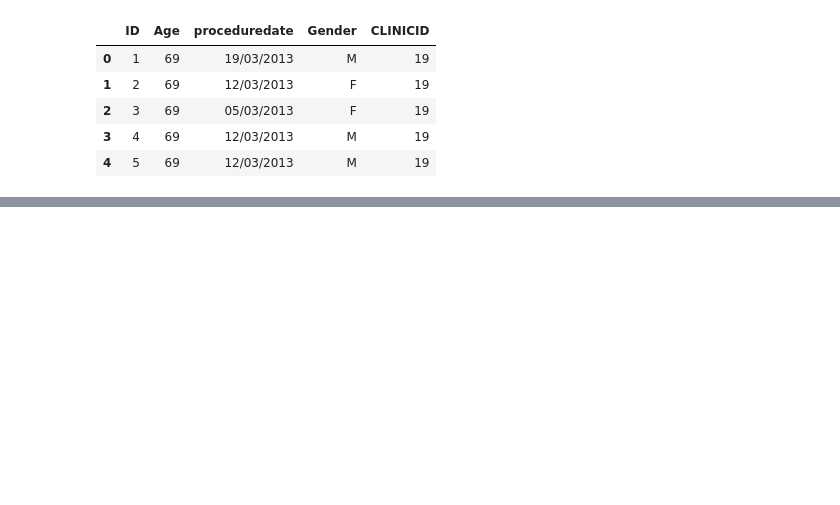
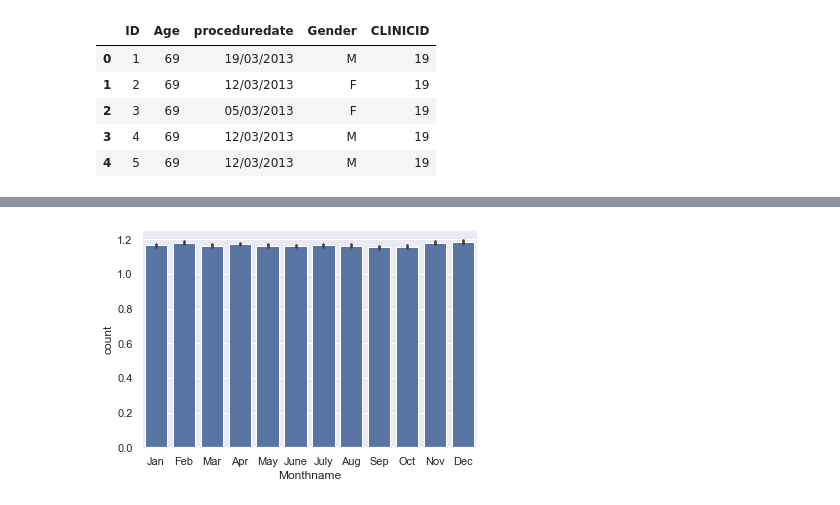
Before and after one commit to raku43/MScDACapstone, a Jupyter notebook: MScDA_Capstone.ipynb, the cells around one changed output, grey strips where cells are left out. Saved outputs shown, nothing was run; the diff lists cells and outputs as text; code cells hidden in the pictures; blank space fills up the shorter version.

```diff
--- a/MScDA_Capstone.ipynb
+++ b/MScDA_Capstone.ipynb
@@ -20,0 +194,4 @@ df.head()
+# %%
+#Create dataframe for each Unit
+dfcolclinicpd=dfcolraw.groupby(['CLINICID','Age','proceduredate'])['ID'].agg(["count"]).reset_index()
+dfcolclinicpd
@@ -20,0 +226,11 @@ df.head()
+# %%
+dfcolclinicpd['proceduredate']=pd.to_datetime(dfcolclinicpd['proceduredate'])
+dfcolclinicpd['proceduredate'] =pd.to_datetime(dfcolclinicpd['proceduredate'].dt.strftime('%d/%m/%Y'))
+# %%
+#Create a new column in dataframe that has the value of date and month combination
+dfcolclinicpd['day'] = [x.day for x in dfcolclinicpd['proceduredate']]
+dfcolclinicpd['month'] = [x.month for x in dfcolclinicpd['proceduredate']]
+dfcolclinicpd['year'] = [x.year for x in dfcolclinicpd['proceduredate']]
+
+# Display first five records
+dfcolclinicpd.head()
@@ -20,0 +244,5 @@ df.head()
+# %%
+monthsmap = {1:'Jan', 2:'Feb', 3:'Mar', 4:'Apr', 5:'May', 6:'June', 7:'July',8:'Aug',9:'Sep',10:'Oct',11:'Nov',12:'Dec'}
+dfcolclinicpd['Monthname'] = dfcolclinicpd['month'].map(monthsmap)
+# Display first five records
+dfcolclinicpd.head()
@@ -20,0 +256,4 @@ df.head()
+# %%
+ax = sns.barplot(x="Monthname", y="count", data=dfcolclinicpd,  ci=68, order=['Jan','Feb','Mar','Apr','May','June','July','Aug','Sep','Oct','Nov','Dec'],color='b')
+# %% [output]
+[figure, added]
```
Also changed, not shown: parts of 24 cells of this notebook.
